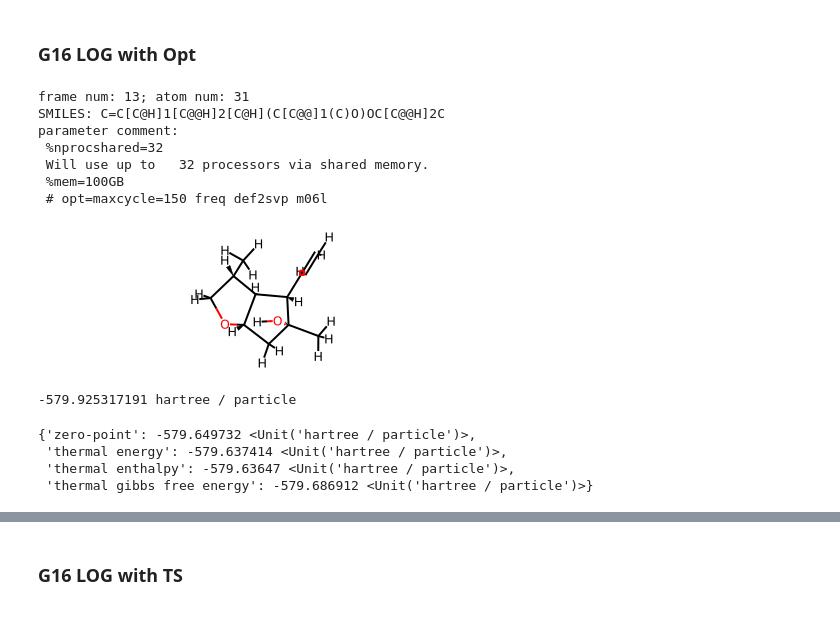
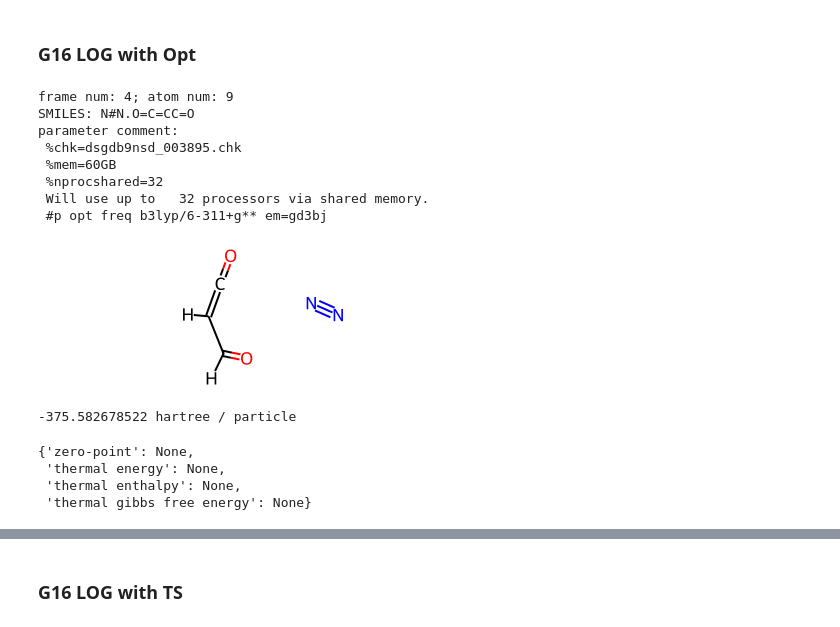
Before and after one commit to gentle1999/MolOP, a Jupyter notebook: tutorial/get_start.ipynb, the cells around one changed output, grey strips where cells are left out. Drawn from its saved outputs; the diff is of its cells as text; code cells hidden in the pictures.

```diff
--- a/tutorial/get_start.ipynb
+++ b/tutorial/get_start.ipynb
@@ -102,29 +102,30 @@ No optimization No hessian: []
 # %% [markdown]
 ### G16 LOG with Opt
 # %%
-test_opt_file = AutoParser("../test/11_Opt.log")
+test_opt_file = AutoParser("../test/dsgdb9nsd_003895.log")
 print(f"frame num: {len(test_opt_file)}; atom num: {len(test_opt_file[-1])}")
 print(f"SMILES: {test_opt_file[-1].to_SMILES()}")
 print(f"parameter comment: \n{test_opt_file[-1].parameter_comment}")
 test_opt_file[-1].rdmol
 # %% [output]
-frame num: 13; atom num: 31
-SMILES: C=C[C@H]1[C@@H]2[C@H](C[C@@]1(C)O)OC[C@@H]2C
+frame num: 4; atom num: 9
+SMILES: N#N.O=C=CC=O
 parameter comment:
+ %chk=dsgdb9nsd_003895.chk
+ %mem=60GB
  %nprocshared=32
  Will use up to   32 processors via shared memory.
- %mem=100GB
- # opt=maxcycle=150 freq def2svp m06l
+ #p opt freq b3lyp/6-311+g** em=gd3bj
-[figure, old version]
+[figure, new version]
 # %%
 print(test_opt_file[-1].energy)
 test_opt_file[-1].sum_energy
 # %% [output]
--579.925317191 hartree / particle
+-375.582678522 hartree / particle
-{'zero-point': -579.649732 <Unit('hartree / particle')>,
- 'thermal energy': -579.637414 <Unit('hartree / particle')>,
- 'thermal enthalpy': -579.63647 <Unit('hartree / particle')>,
- 'thermal gibbs free energy': -579.686912 <Unit('hartree / particle')>}
+{'zero-point': None,
+ 'thermal energy': None,
+ 'thermal enthalpy': None,
+ 'thermal gibbs free energy': None}
 # %%
 print(f"partial charges num: {len(test_opt_file[-1].partial_charges)}")
 print(f"first 5: {test_opt_file[-1].partial_charges[:5]}")
```
Also changed, not shown: parts of 5 cells of this notebook, 1 other file.
